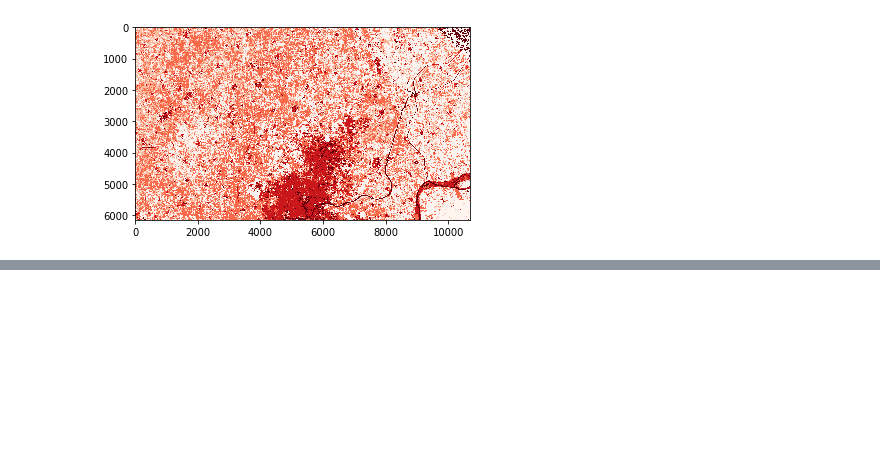
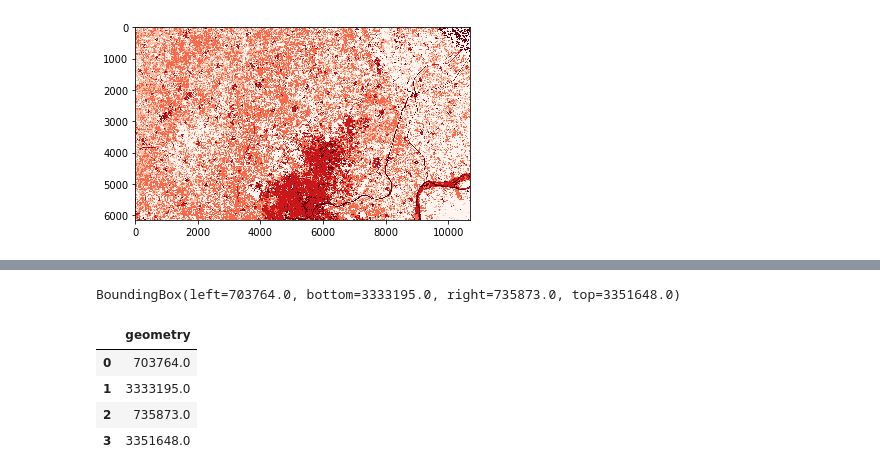
Before and after one commit to mmann1123/IFPRI_Fire_India, a Jupyter notebook: NewCode/Final_Workflow_v2.ipynb, the cells around one changed output, grey strips where cells are left out. Saved outputs shown, nothing was run; the diff lists cells and outputs as text; code cells hidden in the pictures; blank space fills up the shorter version.

```diff
--- a/NewCode/Final_Workflow_v2.ipynb
+++ b/NewCode/Final_Workflow_v2.ipynb
@@ -850,0 +870,13 @@ C:\Users\mmann\Dropbox\IFPRI_Fire_India\Images_new\classifications\\all_predict.
+# %%
+with rasterio.open(example_raster) as src_dataset:
+    print(src_dataset.bounds)
+    df = gpd.GeoDataFrame(gpd.GeoSeries(src_dataset.bounds),
+                          columns=['geometry'])
+df
+# %% [output]
+BoundingBox(left=703764.0, bottom=3333195.0, right=735873.0, top=3351648.0)
+|  | geometry |
+| 0 | 703764.0 |
+| 1 | 3333195.0 |
+| 2 | 735873.0 |
+| 3 | 3351648.0 |
```
Also changed, not shown: parts of 8 cells of this notebook.
